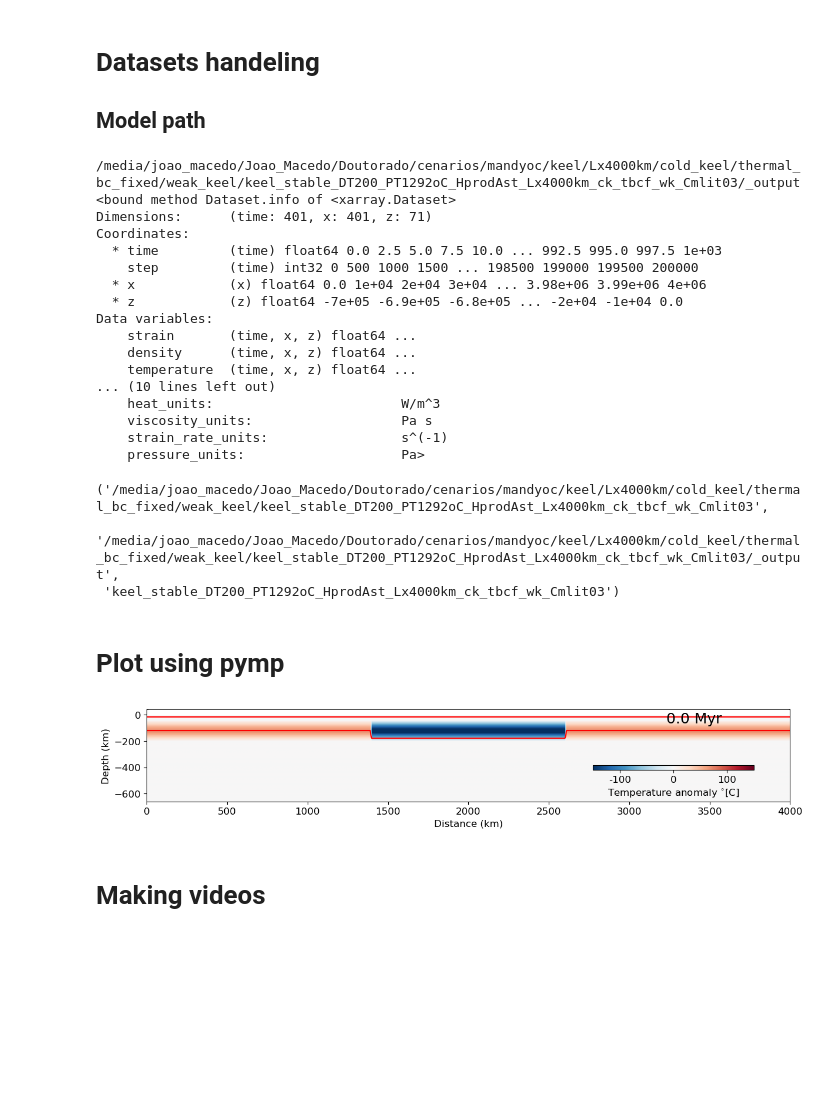
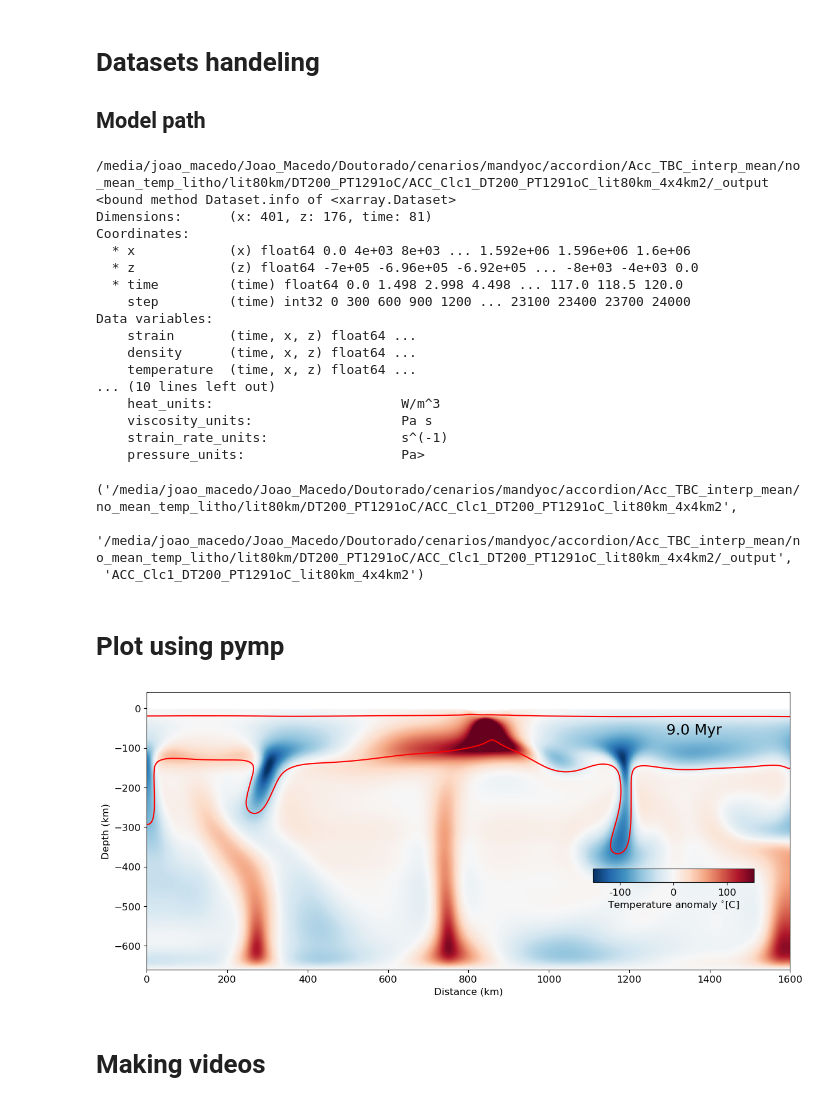
Before and after one commit to jamisonassuncao/mandyoc-scripts, a Jupyter notebook: frames_generator.ipynb, the cells around one changed output. Drawn from its saved outputs; the diff is of its cells as text; code cells hidden in the pictures; blank space fills up the shorter version.

Commit message:
just plot

```diff
--- a/frames_generator.ipynb
+++ b/frames_generator.ipynb
@@ -85,7 +85,7 @@ machine_path = '/'+path[1]+'/'+path[2] # Select home according to OS.
 # scenario = '/Doutorado/cenarios/mandyoc/stable/lit150km/stable_DT350_rheol19_c1250_C1_HprodAst_Hlit150km'
 
 #ACCORDION
-# scenario = '/Doutorado/cenarios/mandyoc/accordion/Acc_TBC_interp_mean/no_mean_temp_litho/lit80km/DT200_PT1291oC/ACC_Clc1_DT200_PT1291oC_lit80km_4x4km2'
+scenario = '/Doutorado/cenarios/mandyoc/accordion/Acc_TBC_interp_mean/no_mean_temp_litho/lit80km/DT200_PT1291oC/ACC_Clc1_DT200_PT1291oC_lit80km_4x4km2'
 # scenario = '/Doutorado/cenarios/mandyoc/accordion/Acc_TBC_interp_mean/no_mean_temp_litho/lit80km/DT200_PT1291oC/ACC_Clc10_DT200_PT1291oC_lit80km_4x4km2'
 
 # scenario = '/Doutorado/cenarios/mandyoc/accordion/Acc_TBC_interp_mean/no_mean_temp_litho/lit80km/DT290_PT1349oC/ACC_Clc1_DT290_PT1349oC_lit80km_4x4km2'
@@ -133,7 +133,7 @@ machine_path = '/'+path[1]+'/'+path[2] # Select home according to OS.
 
 # scenario = '/Doutorado/cenarios/mandyoc/keel/Lx4000km/cold_keel/thermal_bc_fixed/weak_keel/keel_stable_DT200_PT1292oC_HprodAst_Lx4000km_ck_tbcf_wk_Cmlit01'
 # scenario = '/Doutorado/cenarios/mandyoc/keel/Lx4000km/cold_keel/thermal_bc_fixed/weak_keel/keel_stable_DT200_PT1292oC_HprodAst_Lx4000km_ck_tbcf_wk_Cmlit001'
-scenario = '/Doutorado/cenarios/mandyoc/keel/Lx4000km/cold_keel/thermal_bc_fixed/weak_keel/keel_stable_DT200_PT1292oC_HprodAst_Lx4000km_ck_tbcf_wk_Cmlit03'
+# scenario = '/Doutorado/cenarios/mandyoc/keel/Lx4000km/cold_keel/thermal_bc_fixed/weak_keel/keel_stable_DT200_PT1292oC_HprodAst_Lx4000km_ck_tbcf_wk_Cmlit03'
 # scenario = '/Doutorado/cenarios/mandyoc/keel/Lx4000km/cold_keel/thermal_bc_fixed/weak_keel/keel_stable_DT200_PT1292oC_HprodAst_Lx4000km_ck_tbcf_wk_Cmlit05'
 
 #PARTIAL
@@ -258,14 +258,14 @@ if ("velocity_x" and "velocity_z") in dataset.data_vars:
     dataset.velocity_z[:] = dataset.velocity_z[:] / v_max
 print(dataset.info)
 # %% [output]
-/media/joao_macedo/Joao_Macedo/Doutorado/cenarios/mandyoc/keel/Lx4000km/cold_keel/thermal_bc_fixed/weak_keel/keel_stable_DT200_PT1292oC_HprodAst_Lx4000km_ck_tbcf_wk_Cmlit03/_output
+/media/joao_macedo/Joao_Macedo/Doutorado/cenarios/mandyoc/accordion/Acc_TBC_interp_mean/no_mean_temp_litho/lit80km/DT200_PT1291oC/ACC_Clc1_DT200_PT1291oC_lit80km_4x4km2/_output
 <bound method Dataset.info of <xarray.Dataset>
-Dimensions:      (time: 401, x: 401, z: 71)
+Dimensions:      (x: 401, z: 176, time: 81)
 Coordinates:
-  * time         (time) float64 0.0 2.5 5.0 7.5 10.0 ... 992.5 995.0 997.5 1e+03
-    step         (time) int32 0 500 1000 1500 ... 198500 199000 199500 200000
-  * x            (x) float64 0.0 1e+04 2e+04 3e+04 ... 3.98e+06 3.99e+06 4e+06
-  * z            (z) float64 -7e+05 -6.9e+05 -6.8e+05 ... -2e+04 -1e+04 0.0
+  * x            (x) float64 0.0 4e+03 8e+03 ... 1.592e+06 1.596e+06 1.6e+06
+  * z            (z) float64 -7e+05 -6.96e+05 -6.92e+05 ... -8e+03 -4e+03 0.0
+  * time         (time) float64 0.0 1.498 2.998 4.498 ... 117.0 118.5 120.0
+    step         (time) int32 0 300 600 900 1200 ... 23100 23400 23700 24000
 Data variables:
     strain       (time, x, z) float64 ...
     density      (time, x, z) float64 ...
@@ -278,9 +278,9 @@ Data variables:
 # %%
 model_path, output_path, model_name
 # %% [output]
-('/media/joao_macedo/Joao_Macedo/Doutorado/cenarios/mandyoc/keel/Lx4000km/cold_keel/thermal_bc_fixed/weak_keel/keel_stable_DT200_PT1292oC_HprodAst_Lx4000km_ck_tbcf_wk_Cmlit03',
- '/media/joao_macedo/Joao_Macedo/Doutorado/cenarios/mandyoc/keel/Lx4000km/cold_keel/thermal_bc_fixed/weak_keel/keel_stable_DT200_PT1292oC_HprodAst_Lx4000km_ck_tbcf_wk_Cmlit03/_output',
- 'keel_stable_DT200_PT1292oC_HprodAst_Lx4000km_ck_tbcf_wk_Cmlit03')
+('/media/joao_macedo/Joao_Macedo/Doutorado/cenarios/mandyoc/accordion/Acc_TBC_interp_mean/no_mean_temp_litho/lit80km/DT200_PT1291oC/ACC_Clc1_DT200_PT1291oC_lit80km_4x4km2',
+ '/media/joao_macedo/Joao_Macedo/Doutorado/cenarios/mandyoc/accordion/Acc_TBC_interp_mean/no_mean_temp_litho/lit80km/DT200_PT1291oC/ACC_Clc1_DT200_PT1291oC_lit80km_4x4km2/_output',
+ 'ACC_Clc1_DT200_PT1291oC_lit80km_4x4km2')
 # %%
 unzip_steps = False
 
@@ -293,13 +293,13 @@ t0 = dataset.time[0]
 t1 = dataset.time[1]
 dt = int(t1 - t0)
 
-# start = int(t0)
-# end = int(dataset.time.size - 1)
-# step = 1#5
+start = int(t0)
+end = int(dataset.time.size - 1)
+step = 1#5
 
-start = 0
-end = 2
-step = 1
+# start = 0
+# end = 2
+# step = 1
 
 # step_initial = dataset.step[0]
 # step_1 = dataset.step[1]
@@ -311,34 +311,34 @@ plot_particles = False
 
 with pymp.Parallel() as p:
     for i in p.range(start, end+step, step):
         # data = dataset.isel(time=i)
         per = np.round(100*(i+1-start)/(end-start), 2)
         text = f"Time: {np.round(float(dataset.isel(time=i).time), 2)} Myr; Step: {int(dataset.isel(time=i).step)}/{int(dataset.step.max())}, ({per:.2f}%)."
 
         # print(text, end='\r')
 
         for prop in properties:
     #         print(f"Handeling {prop}.", end='\n')
             if(prop != 'surface'): # you can customize
                 xlims = [0, float(dataset.isel(time=i).lx) / 1.0e3]
                 ylims = [-float(dataset.isel(time=i).lz) / 1.0e3 + 40, 40]
             else:
                 xmin = 0 #+ 200
                 xmax = float(dataset.isel(time=i).lx) / 1.0E3 #- 200
                 xlims = [xmin, xmax]
                 ylims = [-7, 7]
 
             single_plot(dataset.isel(time=i), prop, xlims, ylims, model_path, output_path,
                         plot_isotherms = plot_isotherms,
                         plot_particles = plot_particles,
                         isotherms = [500, 1300],
                         plot_melt = plot_melt,
                         melt_method = melt_method)
 
             # single_plot(dataset.isel(time=i), prop, xlims, ylims, model_path, output_path, plot_isotherms=False, isotherms = [500, 1300])
     #     print((n+1)*'\033[F', end='')
 # %% [output]
-[figure, old version]
+[figure, new version]
 # %%
 # model_name
 # dataset.time
```
Also changed, not shown: parts of 3 cells of this notebook.
